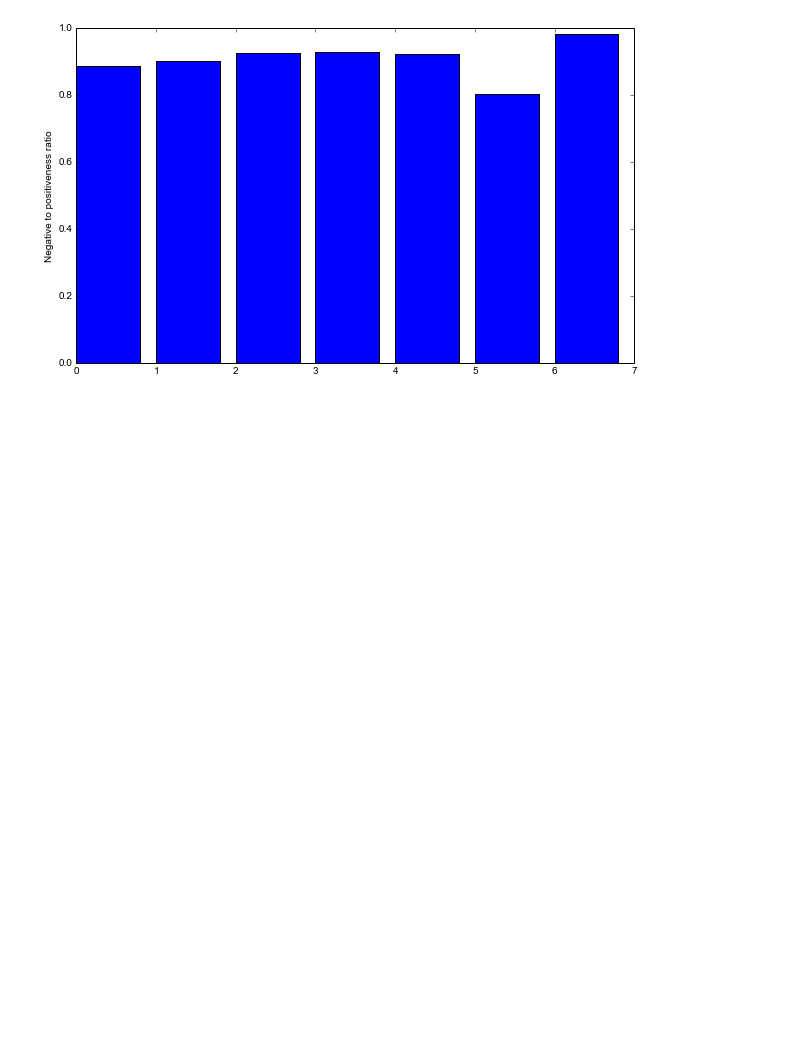
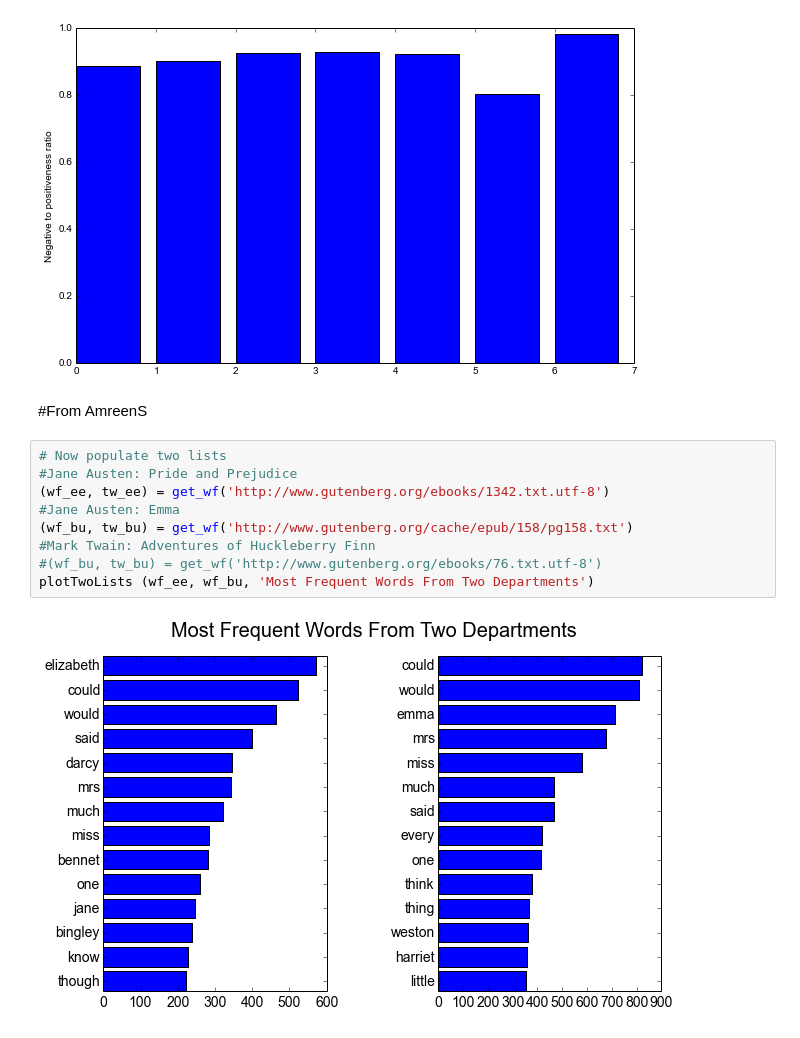
Before and after one commit to fdac/Assignment1, a Jupyter notebook: Solution1.ipynb, the cells around one changed output. Drawn from its saved outputs; the diff is of its cells as text; blank space fills up the shorter version.

```diff
--- a/Solution1.ipynb
+++ b/Solution1.ipynb
@@ -1181,3 +1181,16 @@ plt.ylabel('Negative to positiveness ratio')
 [nltk_data]     not found in index
 <matplotlib.text.Text at 0x...>
 [figure]
+# %% [markdown]
+#From AmreenS
+# %%
+# Now populate two lists
+#Jane Austen: Pride and Prejudice
+(wf_ee, tw_ee) = get_wf('http://www.gutenberg.org/ebooks/1342.txt.utf-8')
+#Jane Austen: Emma
+(wf_bu, tw_bu) = get_wf('http://www.gutenberg.org/cache/epub/158/pg158.txt')
+#Mark Twain: Adventures of Huckleberry Finn
+#(wf_bu, tw_bu) = get_wf('http://www.gutenberg.org/ebooks/76.txt.utf-8')
+plotTwoLists (wf_ee, wf_bu, 'Most Frequent Words From Two Departments')
+# %% [output]
+[figure, added]
```
Also changed, not shown: parts of 8 cells of this notebook.
